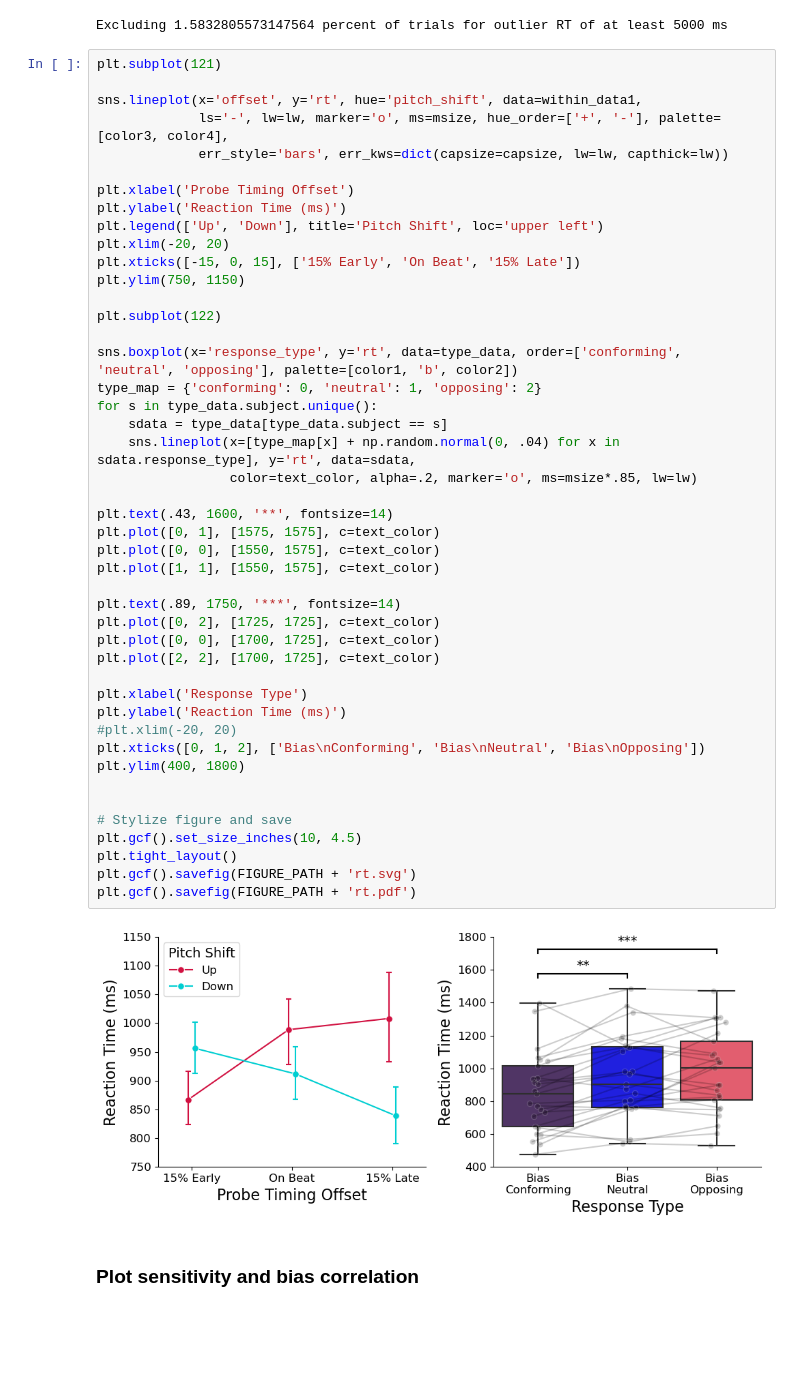
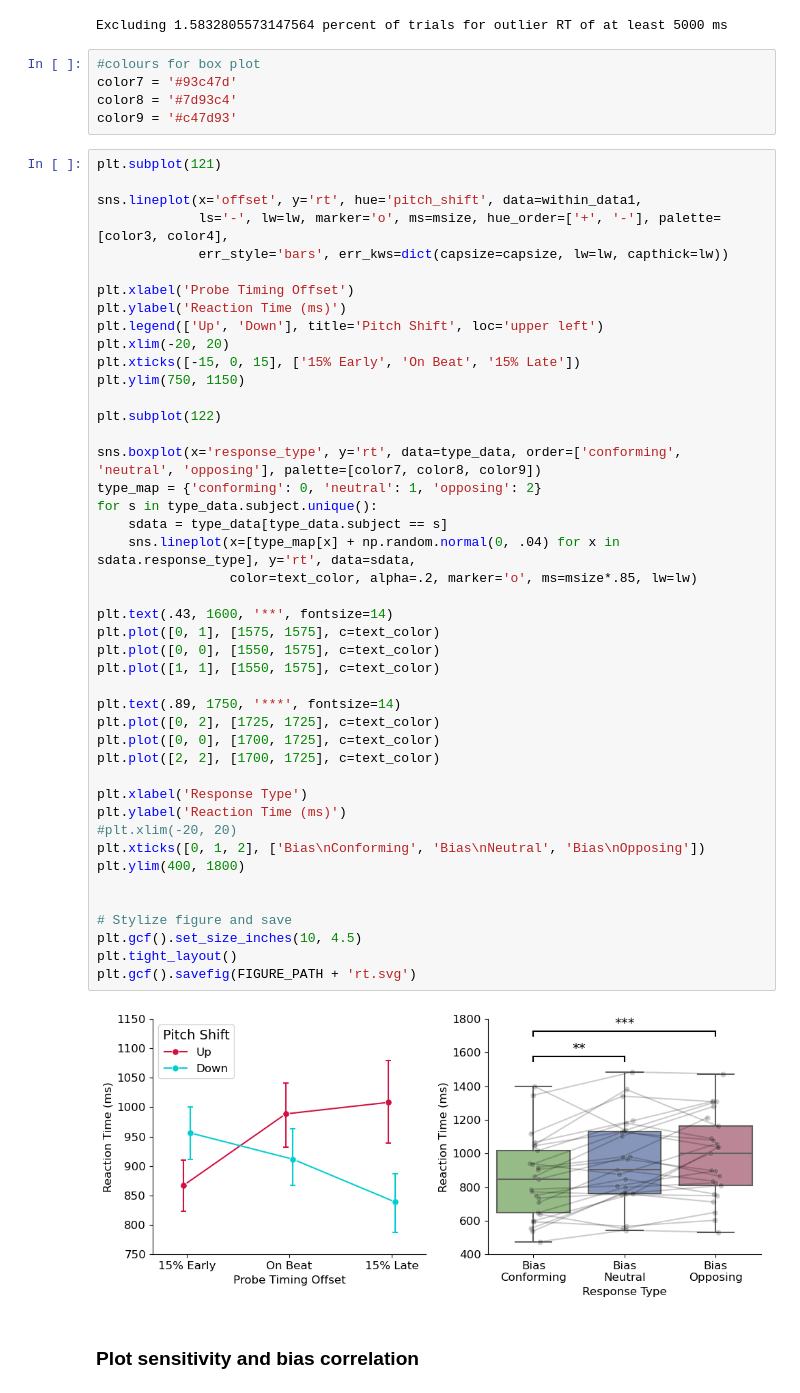
Before and after one commit to jpazdera/IllusoryPitch, a Jupyter notebook: E1/analysis/Analysis (IP).ipynb, the cells around one changed output. Cells and saved outputs as stored; diff of their text form; blank space fills up the shorter version.

Commit message:
recoloured d' and C graphs and bias box plot

```diff
--- a/E1/analysis/Analysis (IP).ipynb
+++ b/E1/analysis/Analysis (IP).ipynb
@@ -251,6 +249,11 @@ within_data1.loc[within_data1.pitch_shift == '+', 'offset'] -= .5
 within_data1.loc[within_data1.pitch_shift == '-', 'offset'] += .5
 # %% [output]
 Excluding 1.5832805573147564 percent of trials for outlier RT of at least 5000 ms
+# %%
+#colours for box plot
+color7 = '#93c47d'
+color8 = '#7d93c4'
+color9 = '#c47d93'
 # %%
 plt.subplot(121)
 
@@ -267,37 +270,36 @@ plt.ylim(750, 1150)
 
 plt.subplot(122)
 
-sns.boxplot(x='response_type', y='rt', data=type_data, order=['conforming', 'neutral', 'opposing'], palette=[color1, 'b', color2])
+sns.boxplot(x='response_type', y='rt', data=type_data, order=['conforming', 'neutral', 'opposing'], palette=[color7, color8, color9])
 type_map = {'conforming': 0, 'neutral': 1, 'opposing': 2}
 for s in type_data.subject.unique():
     sdata = type_data[type_data.subject == s]
     sns.lineplot(x=[type_map[x] + np.random.normal(0, .04) for x in sdata.response_type], y='rt', data=sdata,
                  color=text_color, alpha=.2, marker='o', ms=msize*.85, lw=lw)
 
 plt.text(.43, 1600, '**', fontsize=14)
 plt.plot([0, 1], [1575, 1575], c=text_color)
 plt.plot([0, 0], [1550, 1575], c=text_color)
 plt.plot([1, 1], [1550, 1575], c=text_color)
 
 plt.text(.89, 1750, '***', fontsize=14)
 plt.plot([0, 2], [1725, 1725], c=text_color)
 plt.plot([0, 0], [1700, 1725], c=text_color)
 plt.plot([2, 2], [1700, 1725], c=text_color)
 
 plt.xlabel('Response Type')
 plt.ylabel('Reaction Time (ms)')
 #plt.xlim(-20, 20)
 plt.xticks([0, 1, 2], ['Bias\nConforming', 'Bias\nNeutral', 'Bias\nOpposing'])
 plt.ylim(400, 1800)
 
 
 # Stylize figure and save
 plt.gcf().set_size_inches(10, 4.5)
 plt.tight_layout()
 plt.gcf().savefig(FIGURE_PATH + 'rt.svg')
-plt.gcf().savefig(FIGURE_PATH + 'rt.pdf')
 # %% [output]
-[figure, old version]
+[figure, new version]
 # %% [markdown]
 ### Plot sensitivity and bias correlation
 # %%
```
Also changed, not shown: parts of 4 cells of this notebook, 3 other files.
